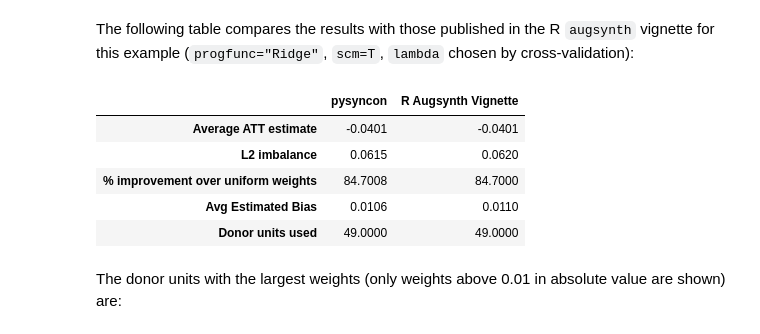
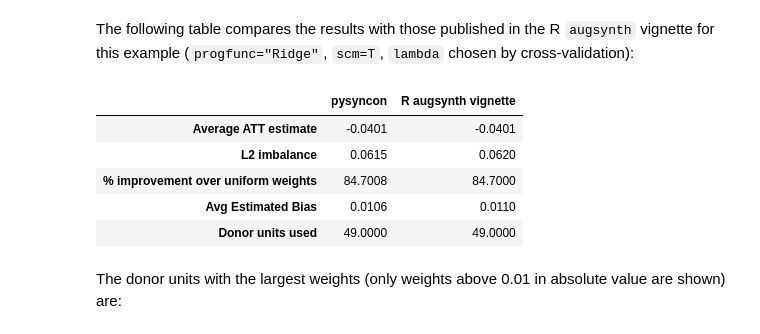
Before and after one commit to sdfordham/pysyncon, a Jupyter notebook: examples/augsynth/kansas.ipynb, the cells around one changed output. Drawn from its saved outputs; the diff is of its cells as text; code cells hidden in the pictures.

```diff
--- a/examples/augsynth/kansas.ipynb
+++ b/examples/augsynth/kansas.ipynb
@@ -71,34 +73,26 @@ The following table compares the results with those published in the R
 `augsynth` vignette for this example (`progfunc="Ridge"`, `scm=T`, `lambda`
 chosen by cross-validation):
 # %%
-# Post-treatment ATT (weights-only counterfactual, as in the R
-# package's `predict` for progfunc="Ridge")
-Z0, Z1 = dataprep.make_outcome_mats(time_period=augsynth.post_periods)
-att = (Z1 - (Z0 * augsynth.W).sum(axis=1)).mean()
-
-# L2 imbalance on the raw (uncentered) pre-treatment outcome matrices
-X0, X1 = dataprep.make_outcome_mats(time_period=augsynth.pre_periods)
-l2 = np.sqrt(((X0.to_numpy() @ augsynth.W - X1.to_numpy()) ** 2).sum())
-unif = np.full(len(augsynth.W), 1 / len(augsynth.W))
-l2_unif = np.sqrt(((X0.to_numpy() @ unif - X1.to_numpy()) ** 2).sum())
-pct_improv = 100 * (1 - l2 / l2_unif)
+att = augsynth.att(time_period=augsynth.post_periods)["att"]
+l2 = augsynth.l2_imbalance
+pct_improv = 100 * (1 - augsynth.scaled_l2_imbalance)
 n_donors = (np.abs(augsynth.W) > 1 / (1000 * len(augsynth.W))).sum()
 
 pd.DataFrame(
     {
         "pysyncon": [att, l2, pct_improv, augsynth.avg_bias, n_donors],
-        "R Augsynth Vignette": [-0.0401, 0.062, 84.7, 0.011, 49],
+        "R augsynth vignette": [-0.0401, 0.062, 84.7, 0.011, 49],
     },
     index=[
         "Average ATT estimate",
         "L2 imbalance",
         "% improvement over uniform weights",
         "Avg Estimated Bias",
         "Donor units used",
     ],
 ).round(4)
 # %% [output]
-|  | pysyncon | R Augsynth Vignette |
+|  | pysyncon | R augsynth vignette |
 | Average ATT estimate | -0.0401 | -0.0401 |
 | L2 imbalance | 0.0615 | 0.0620 |
 | % improvement over uniform weights | 84.7008 | 84.7000 |
```
Also changed, not shown: parts of 4 cells of this notebook, 7 other files.
